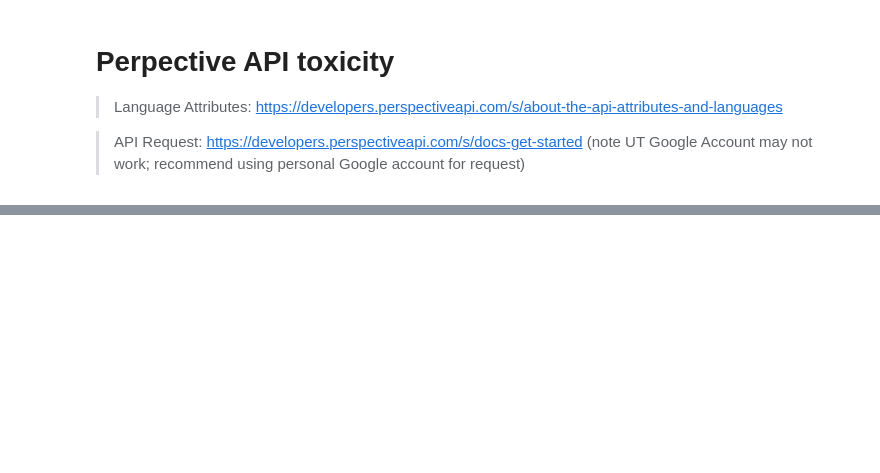
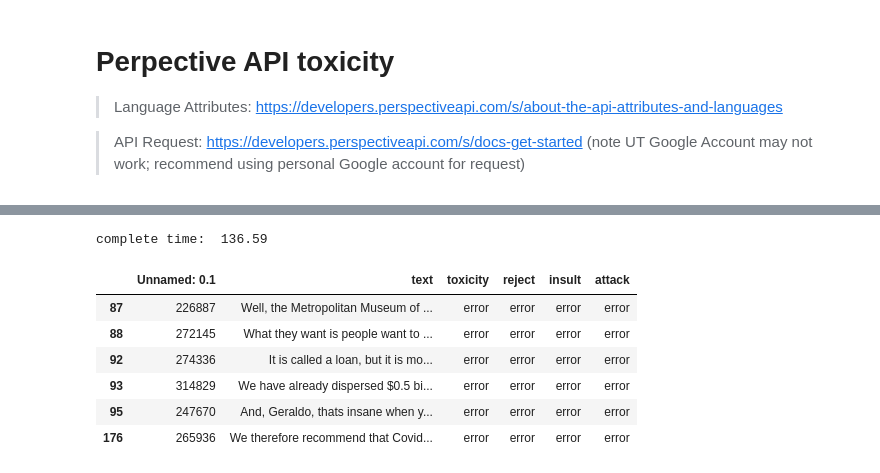
Before and after one commit to ykim71/google_toxicity, a Jupyter notebook: google_toxicity_update.ipynb, the cells around one changed output, grey strips where cells are left out. Drawn from its saved outputs; the diff is of its cells as text; code cells hidden in the pictures; blank space fills up the shorter version.

```diff
--- a/google_toxicity_update.ipynb
+++ b/google_toxicity_update.ipynb
@@ -209,0 +270,31 @@ sample_text[0:9]
+# %%
+"""
+I'm going to re-run those errors and merge them to those completed;
+(1) save complete cases separately
+(2) select error cases and remove error columns (toxicity, etc)
+"""
+complete_cases = sample_text[sample_text['toxicity']!="error"]
+error_cases = sample_text[sample_text['toxicity']=="error"]
+error_cases.drop(['toxicity','reject', 'insult','attack'], axis=1, inplace=True)
+
+
+text = error_cases.text.values.tolist()
+
+incivility_for_chunks(error_cases, text)
+# %% [output]
+complete time:  136.59
+# %%
+"""
+check the output again; see if the error is due to the API limit or different language issues;
+if there's error again, repeat the code above;
+
+"""
+error_cases[error_cases['toxicity']=='error']
+# %% [output]
+|  | Unnamed: 0.1 | text | toxicity | reject | insult | attack |
+| 87 | 226887 | Well, the Metropolitan Museum of ... | error | error | error | error |
+| 88 | 272145 | What they want is people want to ... | error | error | error | error |
+| 92 | 274336 | It is called a loan, but it is mo... | error | error | error | error |
+| 93 | 314829 | We have already dispersed $0.5 bi... | error | error | error | error |
+| 95 | 247670 | And, Geraldo, thats insane when y... | error | error | error | error |
+| 176 | 265936 | We therefore recommend that Covid... | error | error | error | error |
```
Also changed, not shown: parts of 13 cells of this notebook.
